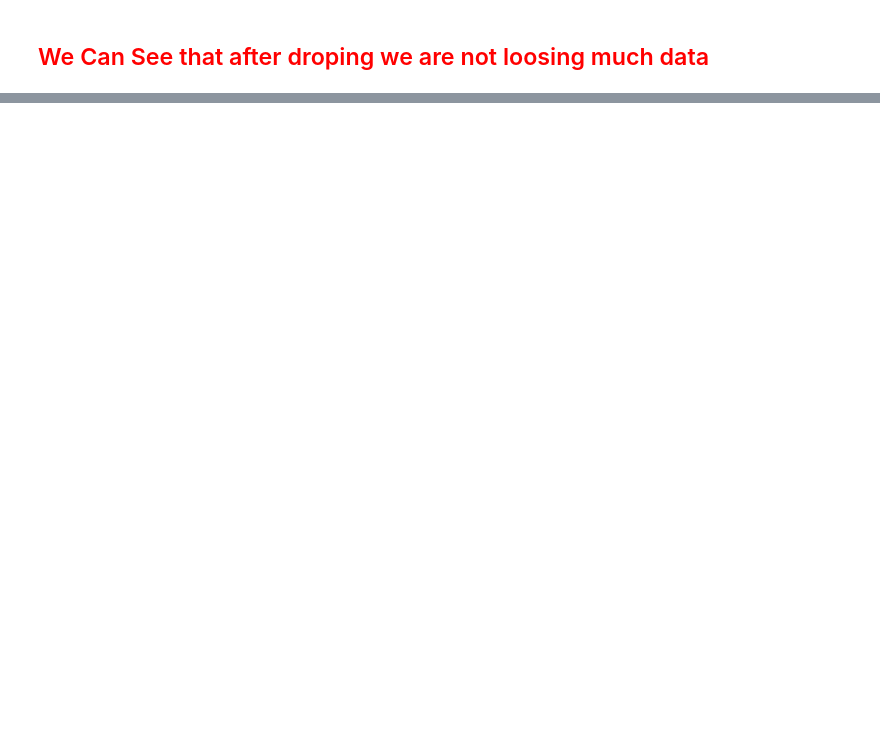
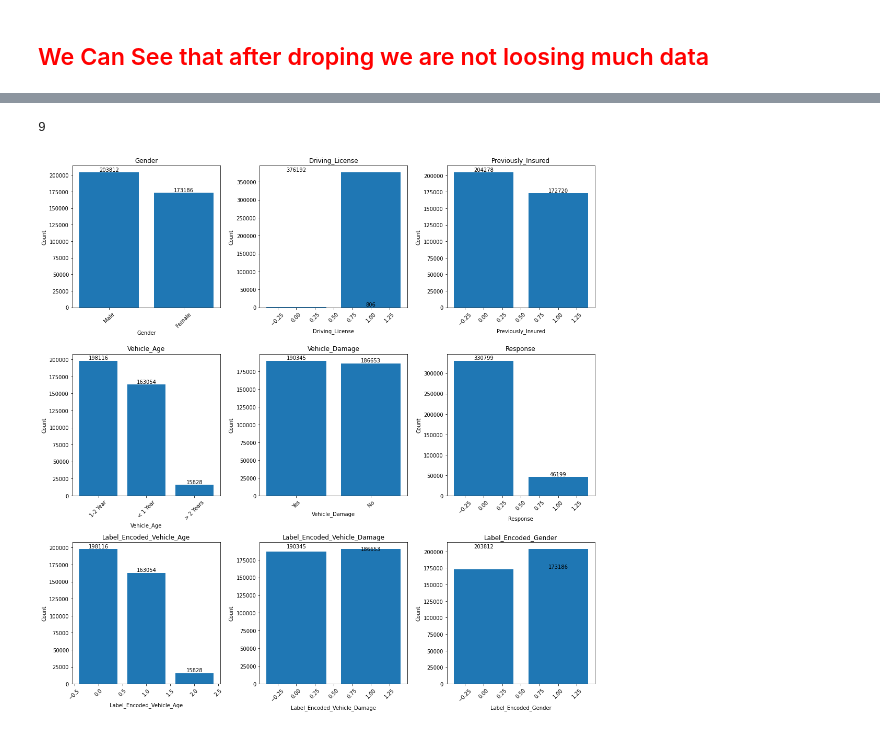
Before and after one commit to harsh-jman/ML-Training, a Jupyter notebook: Day-1_EDA.ipynb, the cells around one changed output, grey strips where cells are left out. Cells and saved outputs as stored; diff of their text form; code cells hidden in the pictures; blank space fills up the shorter version.

```diff
--- a/Day-1_EDA.ipynb
+++ b/Day-1_EDA.ipynb
@@ -215,0 +247,7 @@ KeyboardInterrupt
+# %%
+categorical_cols = []
+
+for i in df.columns:
+    print(i , df[i].nunique())
+    if df[i].nunique() < 10:
+        categorical_cols.append(i)
@@ -215,0 +270,24 @@ KeyboardInterrupt
+# %%
+len(categorical_cols)
+# %% [output]
+9
+# %%
+fig, axes = plt.subplots(3, 3, figsize=(15, 15))  # Adjust figsize as needed
+
+for i, ax in enumerate(axes.flatten()):
+    if i < len(categorical_cols):
+        col = categorical_cols[i]
+        value_counts = df[col].value_counts()
+        ax.bar(value_counts.index, value_counts.values)
+        ax.set_title(col)
+        ax.set_xlabel(col)
+        ax.set_ylabel('Count')
+        ax.tick_params(axis='x', rotation=45)  # Rotate x-labels for better visibility if needed
+
+        for j, count in enumerate(value_counts):
+            ax.text(j, count, str(count), ha='center', va='bottom')
+
+plt.tight_layout()
+plt.show()
+# %% [output]
+[figure, added]
```
Also changed, not shown: parts of 19 cells of this notebook.
